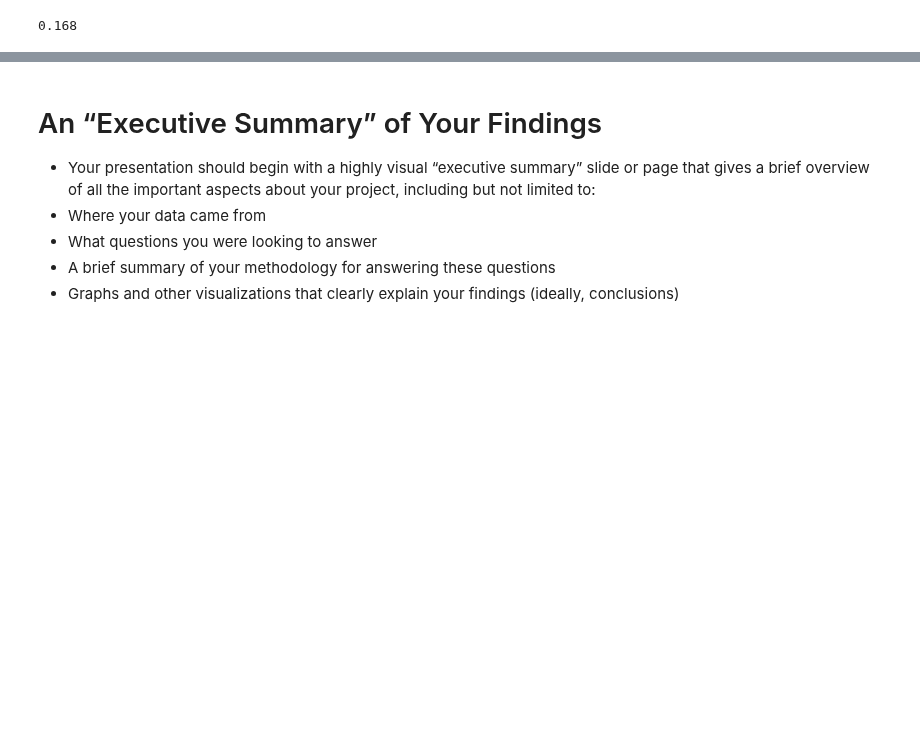
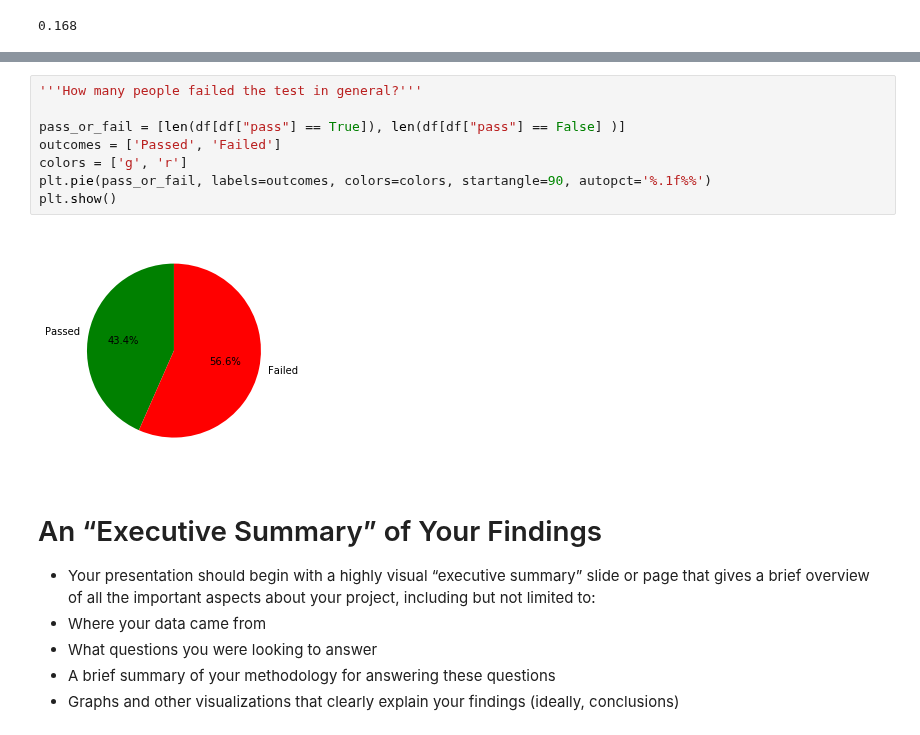
Before and after one commit to natepill/DS1.1, a Jupyter notebook: FinalProject/Students-Test-Performance-Notebook-FINAL.ipynb, the cells around one changed output, grey strips where cells are left out. Drawn from its saved outputs; the diff is of its cells as text; blank space fills up the shorter version.

```diff
--- a/FinalProject/Students-Test-Performance-Notebook-FINAL.ipynb
+++ b/FinalProject/Students-Test-Performance-Notebook-FINAL.ipynb
@@ -226,3 +232,13 @@ sns.heatmap(pd.crosstab(df['test preparation course'], df['pass'], normalize='in
+# %%
+'''How many people failed the test in general?'''
+
+pass_or_fail = [len(df[df["pass"] == True]), len(df[df["pass"] == False] )]
+outcomes = ['Passed', 'Failed']
+colors = ['g', 'r']
+plt.pie(pass_or_fail, labels=outcomes, colors=colors, startangle=90, autopct='%.1f%%')
+plt.show()
+# %% [output]
+[figure, added]
 # %% [markdown]
 # An “Executive Summary” of Your Findings
 * Your presentation should begin with a highly visual “executive summary” slide or page that gives a brief overview of all the important aspects about your project, including but not limited to:
```
Also changed, not shown: parts of 5 cells of this notebook.
